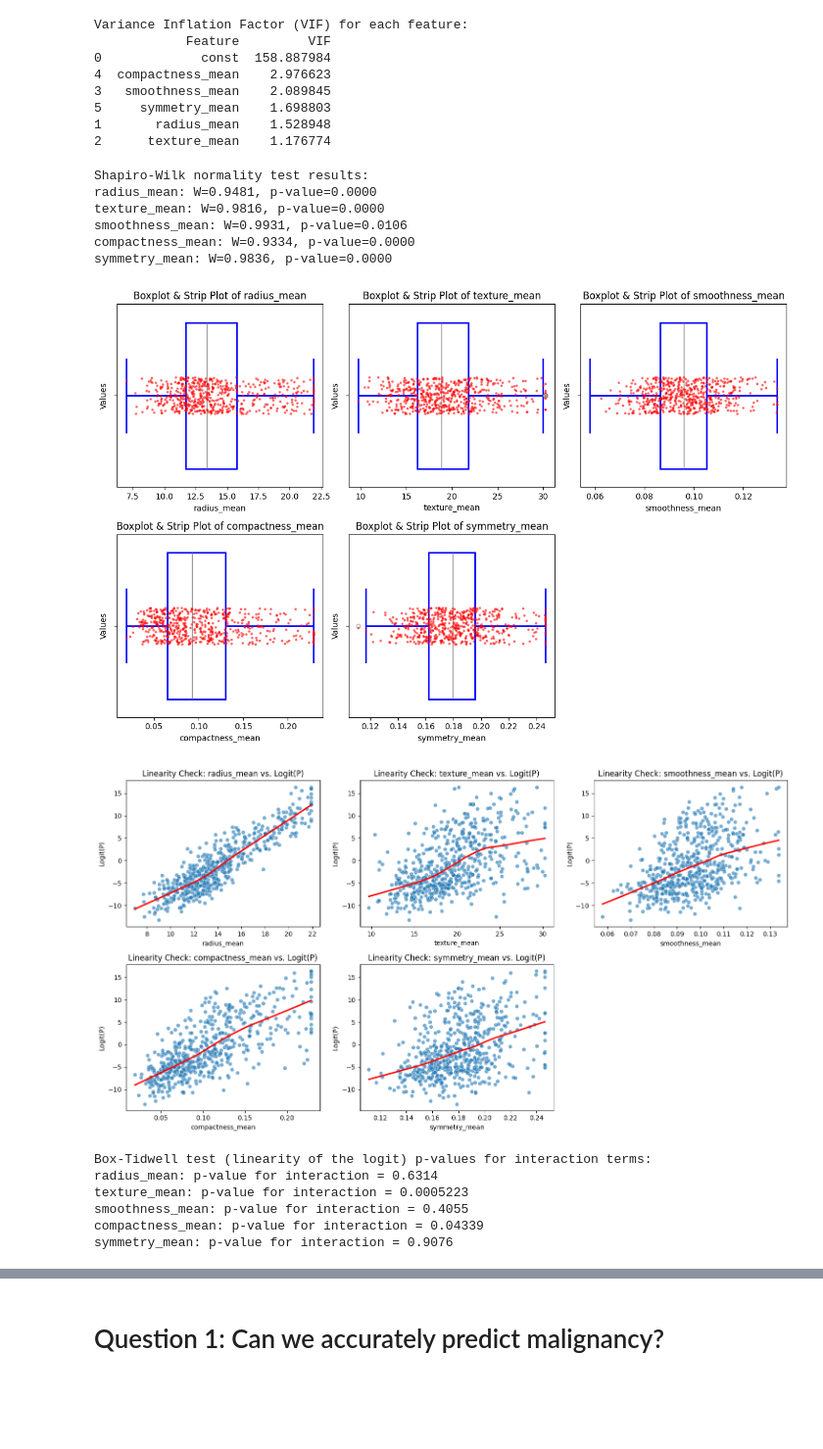
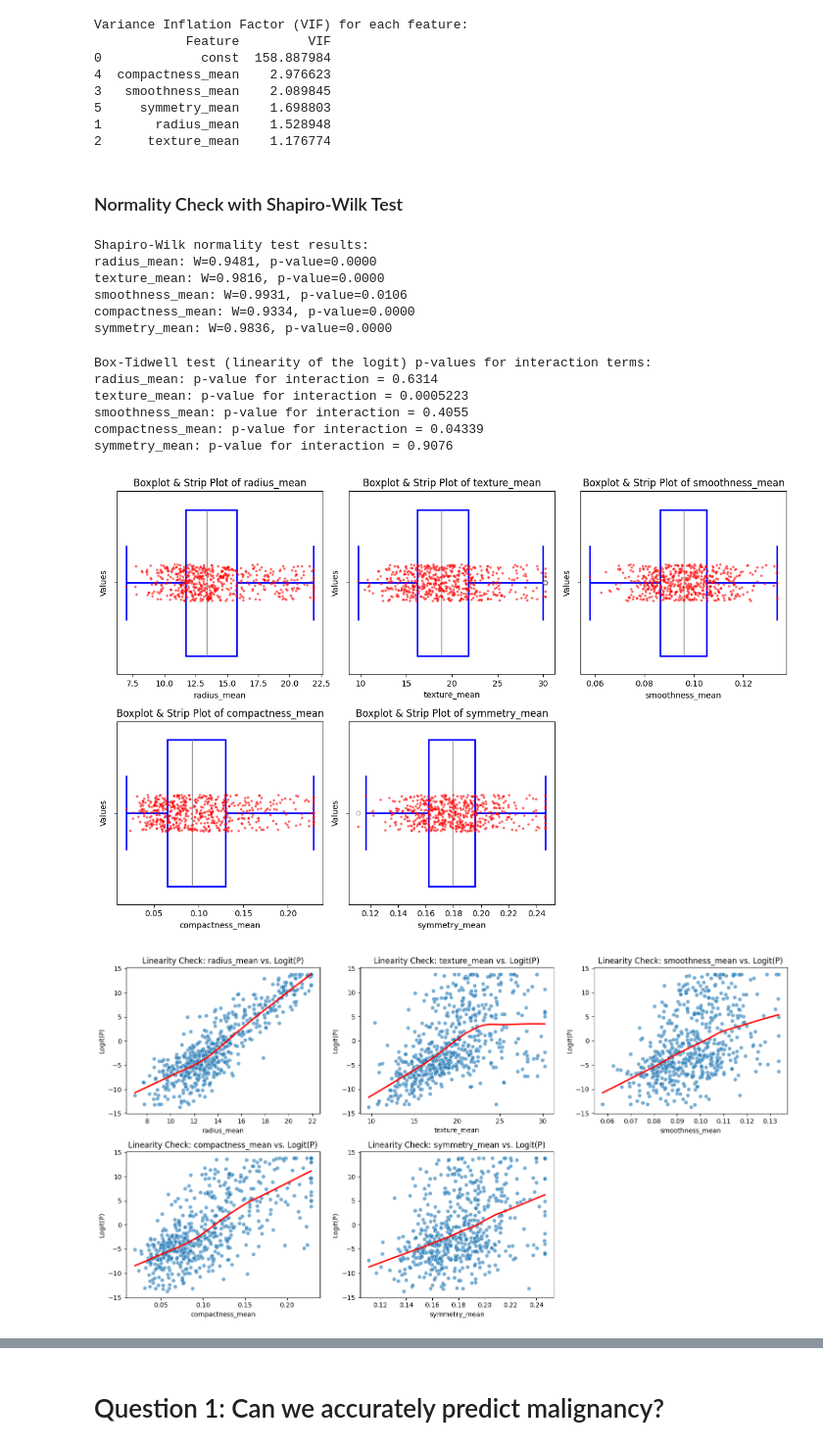
Before and after one commit to johnatorres226/python-breast-cancer, a Jupyter notebook: src/analysis.ipynb, the cells around one changed output, grey strips where cells are left out. Shown at 98% size. Drawn from its saved outputs; the diff is of its cells as text; code cells hidden in the pictures; blank space fills up the shorter version.

Commit message:
Linear plots error addressed. Reorganized data_cleaning file.

```diff
--- a/src/analysis.ipynb
+++ b/src/analysis.ipynb
@@ -86,6 +91,8 @@ Variance Inflation Factor (VIF) for each feature:
 5     symmetry_mean    1.698803
 1       radius_mean    1.528948
 2      texture_mean    1.176774
+# %% [markdown]
+### Normality Check with Shapiro-Wilk Test
 # %%
 # Check for normality for each feature in vif_data (excluding 'const' and 'diagnosis')
 normality_results = {}
@@ -104,40 +111,6 @@ texture_mean: W=0.9816, p-value=0.0000
 smoothness_mean: W=0.9931, p-value=0.0106
 compactness_mean: W=0.9334, p-value=0.0000
 symmetry_mean: W=0.9836, p-value=0.0000
-# %%
-# Boxplots for numerical features (excluding 'logit_p')
-plot_features = [feature for feature in numerical_features if feature != 'logit_p']
-
-n_cols = 3
-n_rows = math.ceil(len(plot_features) / n_cols)
-
-plt.figure(figsize=(12, 4 * n_rows))
-for i, feature in enumerate(plot_features, 1):
-    ax = plt.subplot(n_rows, n_cols, i)
-    sns.boxplot(x=mean_df[feature], color='lightblue', boxprops=dict(facecolor='none', linewidth=2, edgecolor='blue'),
-                whiskerprops=dict(linewidth=2, color='blue'), capprops=dict(linewidth=2, color='blue'),
-                flierprops=dict(marker='o', color='red', markersize=5, alpha=0.6), ax=ax)
-    sns.stripplot(x=mean_df[feature], color='red', alpha=0.6, jitter=True, size=3, ax=ax)
-    ax.set_xlabel(feature)
-    ax.set_ylabel('Values')
-    ax.set_title(f'Boxplot & Strip Plot of {feature}')
-plt.tight_layout()
-plt.show()
-
-# Linearity scatter plots: each predictor vs. log-odds (logit_p); excluding 'logit_p' graphs themselves
-plt.figure(figsize=(15, 4 * n_rows))
-for i, feature in enumerate(plot_features, 1):
-    ax = plt.subplot(n_rows, n_cols, i)
-    sns.scatterplot(x=df_linearity[feature], y=df_linearity['logit_p'], alpha=0.6, ax=ax)
-    sns.regplot(x=df_linearity[feature], y=df_linearity['logit_p'], scatter=False, lowess=True, ax=ax, color='red')
-    ax.set_xlabel(feature)
-    ax.set_ylabel('Logit(P)')
-    ax.set_title(f'Linearity Check: {feature} vs. Logit(P)')
-plt.tight_layout()
-plt.show()
-# %% [output]
-[figure, old version]
-[figure, old version]
 # %%
 # Test linearity of the logit for each continuous predictor in mean_df (excluding 'diagnosis')
 # We'll use the Box-Tidwell test for this purpose
@@ -154,6 +127,10 @@ for col in predictors:
 formula = 'diagnosis ~ ' + ' + '.join(predictors + [f"{col}_log" for col in predictors])
 model = logit(formula, data=df_linearity).fit(disp=0)
 
+df_linearity['p'] = model.predict(df_linearity)
+epsilon = 1e-6  # to avoid log(0)
+df_linearity['logit_p'] = np.log((df_linearity['p'] + epsilon) / (1 - df_linearity['p'] + epsilon))
+
 print("Box-Tidwell test (linearity of the logit) p-values for interaction terms:")
 for col in predictors:
     p_value = model.pvalues.get(f"{col}_log", np.nan)
@@ -165,3 +142,39 @@ texture_mean: p-value for interaction = 0.0005223
 smoothness_mean: p-value for interaction = 0.4055
 compactness_mean: p-value for interaction = 0.04339
 symmetry_mean: p-value for interaction = 0.9076
+# %%
+# Boxplots for numerical features (excluding 'logit_p')
+numerical_features = mean_df.select_dtypes(include=[np.number]).columns
+numerical_features = [feature for feature in numerical_features if feature not in exclude_vars]
+plot_features = [feature for feature in numerical_features if feature != 'logit_p']
+
+n_cols = 3
+n_rows = math.ceil(len(plot_features) / n_cols)
+
+plt.figure(figsize=(12, 4 * n_rows))
+for i, feature in enumerate(plot_features, 1):
+    ax = plt.subplot(n_rows, n_cols, i)
+    sns.boxplot(x=mean_df[feature], color='lightblue', boxprops=dict(facecolor='none', linewidth=2, edgecolor='blue'),
+                whiskerprops=dict(linewidth=2, color='blue'), capprops=dict(linewidth=2, color='blue'),
+                flierprops=dict(marker='o', color='red', markersize=5, alpha=0.6), ax=ax)
+    sns.stripplot(x=mean_df[feature], color='red', alpha=0.6, jitter=True, size=3, ax=ax)
+    ax.set_xlabel(feature)
+    ax.set_ylabel('Values')
+    ax.set_title(f'Boxplot & Strip Plot of {feature}')
+plt.tight_layout()
+plt.show()
+
+# Linearity scatter plots: each predictor vs. log-odds (logit_p)
+plt.figure(figsize=(15, 4 * n_rows))
+for i, feature in enumerate(plot_features, 1):
+    ax = plt.subplot(n_rows, n_cols, i)
+    sns.scatterplot(x=df_linearity[feature], y=df_linearity['logit_p'], alpha=0.6, ax=ax)
+    sns.regplot(x=df_linearity[feature], y=df_linearity['logit_p'], scatter=False, lowess=True, ax=ax, color='red')
+    ax.set_xlabel(feature)
+    ax.set_ylabel('Logit(P)')
+    ax.set_title(f'Linearity Check: {feature} vs. Logit(P)')
+plt.tight_layout()
+plt.show()
+# %% [output]
+[figure, new version]
+[figure, new version]
```
Also changed, not shown: parts of 7 cells of this notebook, 2 other files.
